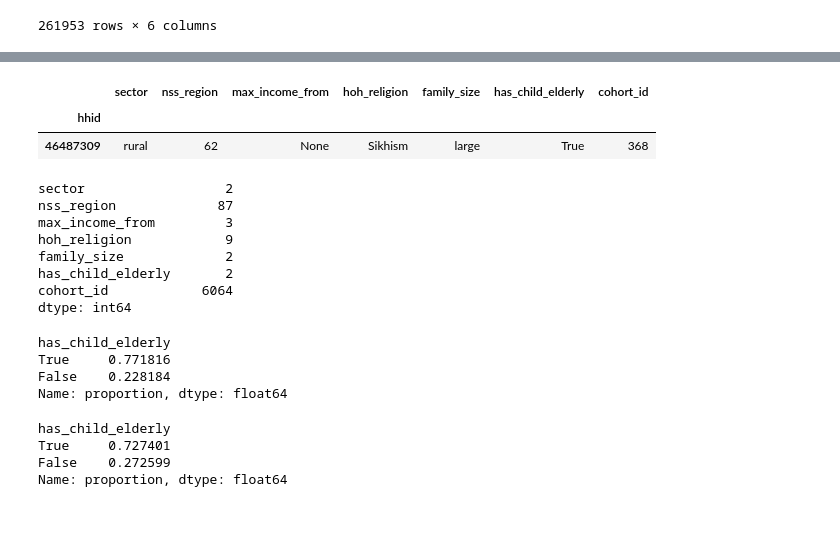
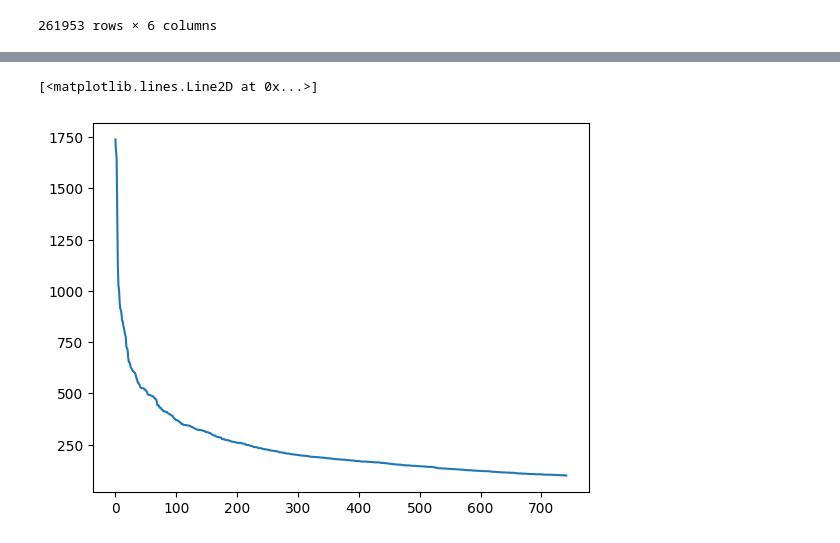
Before and after one commit to jaidevd/beingbayesian, a Jupyter notebook: 06-public-welfare/hh-cohorts.ipynb, the cells around one changed output, grey strips where cells are left out. Cells and saved outputs as stored; diff of their text form; code cells hidden in the pictures.

```diff
--- a/06-public-welfare/hh-cohorts.ipynb
+++ b/06-public-welfare/hh-cohorts.ipynb
@@ -68,4 +68,6 @@ df
 # %%
 df['cohort_id'] = df.groupby(df.columns.tolist(), dropna=False).ngroup()
 # %%
-df['cohort_id'].value_counts()
+vcs = df['cohort_id'].value_counts()
+cohort_ids = vcs[vcs >= 100]  # Keep only cohorts that have at least a hundred households
+df = df[df['cohort_id'].isin(cohort_ids.index)]
@@ -86,17 +73,0 @@ Name: count, Length: 6064, dtype: int64
-# %%
-df[df['cohort_id'] == 368]
-# %% [output]
-|  | sector | nss_region | max_income_from | hoh_religion | family_size | has_child_elderly | cohort_id |
-| hhid |  |  |  |  |  |  |  |
-| 46487309 | rural | 62 | None | Sikhism | large | True | 368 |
-# %%
-df.nunique()
-# %% [output]
-sector                  2
-nss_region             87
-max_income_from         3
-hoh_religion            9
-family_size             2
-has_child_elderly       2
-cohort_id            6064
-dtype: int64
@@ -107,14 +74,6 @@ xdf = df[df['cohort_id'].isin(take)]
-# %%
-xdf['has_child_elderly'].value_counts(normalize=True).head(30)
-# %% [output]
-has_child_elderly
-True     0.771816
-False    0.228184
-Name: proportion, dtype: float64
-# %%
-df['has_child_elderly'].value_counts(normalize=True).head(30)
-# %% [output]
-has_child_elderly
-True     0.727401
-False    0.272599
-Name: proportion, dtype: float64
+# %%
+import matplotlib.pyplot as plt
+plt.plot(range(df['cohort_id'].nunique()), df['cohort_id'].value_counts().values)
+# %% [output]
+[<matplotlib.lines.Line2D at 0x...>]
+[figure, added]
```
Also changed, not shown: parts of 4 cells of this notebook, 1 other file.
